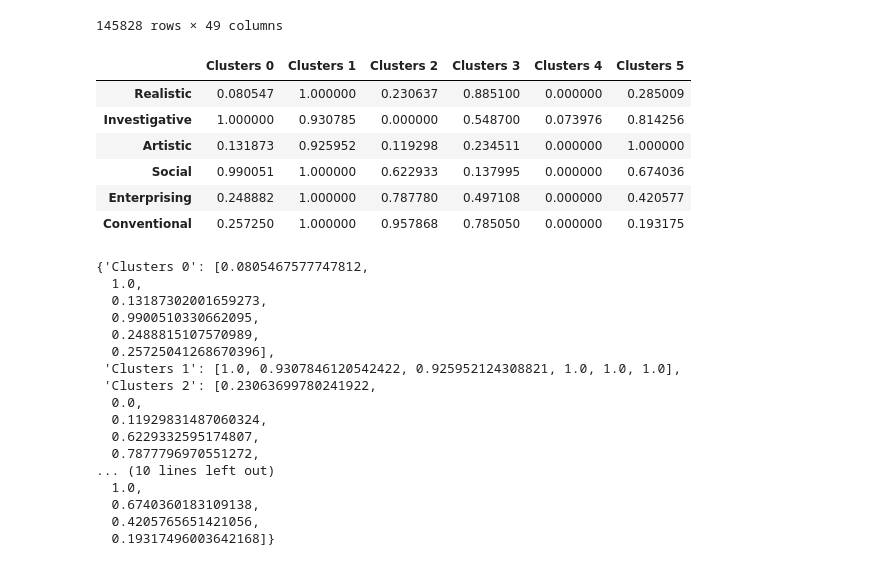
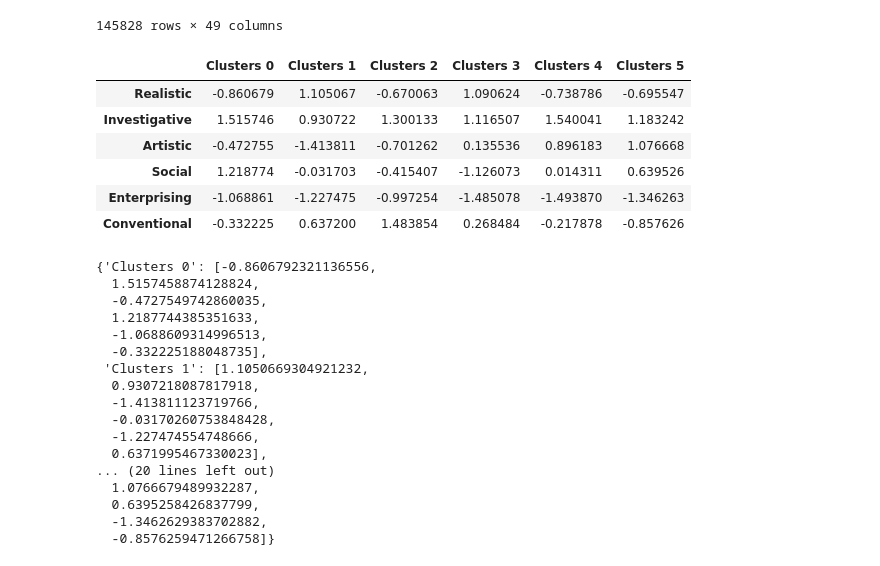
Before and after one commit to hammer-pp/Career-path-guidance-web-application, a Jupyter notebook: ML/notebook/cluster_holland.ipynb, the cells around one changed output. Saved outputs shown, nothing was run; the diff lists cells and outputs as text; code cells hidden in the pictures.

```diff
--- a/ML/notebook/cluster_holland.ipynb
+++ b/ML/notebook/cluster_holland.ipynb
@@ -155,39 +152,42 @@ df_result.columns = [f'Clusters {i}' for i in range(n_label)]
 # %%
 categories = ['Realistic', 'Investigative', 'Artistic', 'Social', 'Enterprising', 'Conventional']
 df = pd.DataFrame(df_result, index=categories)
 
-scaled_df = df.apply(lambda row: (row - row.min()) / (row.max() - row.min()), axis=1)
 
+from sklearn.preprocessing import StandardScaler
+scaled_df = StandardScaler().fit_transform(df.T)
+#scaled_df = df.apply(lambda row: (row - row.min()) / (row.max() - row.min()), axis=1)
+scaled_df = pd.DataFrame(scaled_df, columns=df.columns, index=df.index)
 scaled_df
 # %% [output]
 |  | Clusters 0 | Clusters 1 | Clusters 2 | Clusters 3 | Clusters 4 | Clusters 5 |
-| Realistic | 0.080547 | 1.000000 | 0.230637 | 0.885100 | 0.000000 | 0.285009 |
-| Investigative | 1.000000 | 0.930785 | 0.000000 | 0.548700 | 0.073976 | 0.814256 |
-| Artistic | 0.131873 | 0.925952 | 0.119298 | 0.234511 | 0.000000 | 1.000000 |
-| Social | 0.990051 | 1.000000 | 0.622933 | 0.137995 | 0.000000 | 0.674036 |
-| Enterprising | 0.248882 | 1.000000 | 0.787780 | 0.497108 | 0.000000 | 0.420577 |
-| Conventional | 0.257250 | 1.000000 | 0.957868 | 0.785050 | 0.000000 | 0.193175 |
+| Realistic | -0.860679 | 1.105067 | -0.670063 | 1.090624 | -0.738786 | -0.695547 |
+| Investigative | 1.515746 | 0.930722 | 1.300133 | 1.116507 | 1.540041 | 1.183242 |
+| Artistic | -0.472755 | -1.413811 | -0.701262 | 0.135536 | 0.896183 | 1.076668 |
+| Social | 1.218774 | -0.031703 | -0.415407 | -1.126073 | 0.014311 | 0.639526 |
+| Enterprising | -1.068861 | -1.227475 | -0.997254 | -1.485078 | -1.493870 | -1.346263 |
+| Conventional | -0.332225 | 0.637200 | 1.483854 | 0.268484 | -0.217878 | -0.857626 |
 # %%
 data = scaled_df.to_dict(orient='list')
 data
 # %% [output]
-{'Clusters 0': [0.0805467577747812,
-  1.0,
-  0.13187302001659273,
-  0.9900510330662095,
-  0.2488815107570989,
-  0.25725041268670396],
- 'Clusters 1': [1.0, 0.9307846120542422, 0.925952124308821, 1.0, 1.0, 1.0],
- 'Clusters 2': [0.23063699780241922,
-  0.0,
-  0.11929831487060324,
-  0.6229332595174807,
-  0.7877796970551272,
-... (10 lines left out)
-  1.0,
-  0.6740360183109138,
-  0.4205765651421056,
-  0.19317496003642168]}
+{'Clusters 0': [-0.8606792321136556,
+  1.5157458874128824,
+  -0.4727549742860035,
+  1.2187744385351633,
+  -1.0688609314996513,
+  -0.332225188048735],
+ 'Clusters 1': [1.1050669304921232,
+  0.9307218087817918,
+  -1.413811123719766,
+  -0.03170260753848428,
+  -1.227474554748666,
+  0.6371995467330023],
+... (20 lines left out)
+  1.0766679489932287,
+  0.6395258426837799,
+  -1.3462629383702882,
+  -0.8576259471266758]}
 # %%
 labels = ['Realistic', 'Investigative', 'Artistic', 'Social', 'Enterprising', 'Conventional']
 
```
Also changed, not shown: parts of 2 cells of this notebook, 1 other file.
